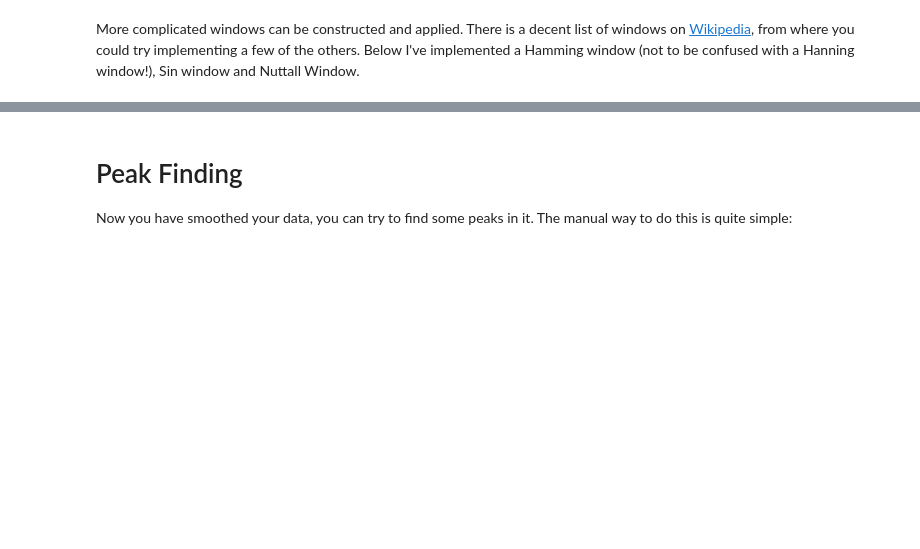
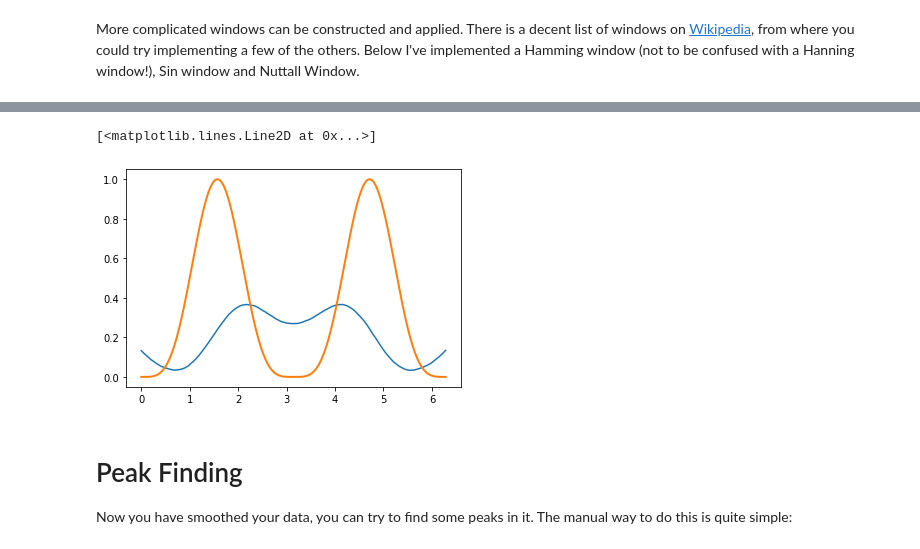
Before and after one commit to rrr-uom-projects/ManchesterBioinformaticsCourse_Student, a Jupyter notebook: Day1/Slides/PythonBasicsReference.ipynb, the cells around one changed output, grey strips where cells are left out. Saved outputs shown, nothing was run; the diff lists cells and outputs as text; code cells hidden in the pictures; blank space fills up the shorter version.

```diff
--- a/Day1/Slides/PythonBasicsReference.ipynb
+++ b/Day1/Slides/PythonBasicsReference.ipynb
@@ -734,16 +753,19 @@ plt.plot(xValues, sin4, linewidth=2)
 # %%
 # Nuttall window
 a0 = 0.355768
 a1 = 0.487396
 a2 = 0.144232
 a3 = 0.012604
 
-N = xValues.shape[0]/32
+N = xValues.shape[0]
 windowValues = np.array([np.pi*i / (N-1) for i in range(0, N)])
 NW = a0 + a1*np.cos(2.0*windowValues) + a2*np.cos(4.0*windowValues) - a3*np.cos(6.0*windowValues)
 nuttallConvolved = np.convolve(NW/NW.sum(), sinWithRealNoise, mode='same')
 plt.plot(xValues, nuttallConvolved)
 plt.plot(xValues, sin4, linewidth=2)
+# %% [output]
+[<matplotlib.lines.Line2D at 0x...>]
+[figure, added]
 # %% [markdown]
 # Peak Finding
 <a id="PeakFinding"></a>
```
Also changed, not shown: parts of 7 cells of this notebook, 2 other files.
